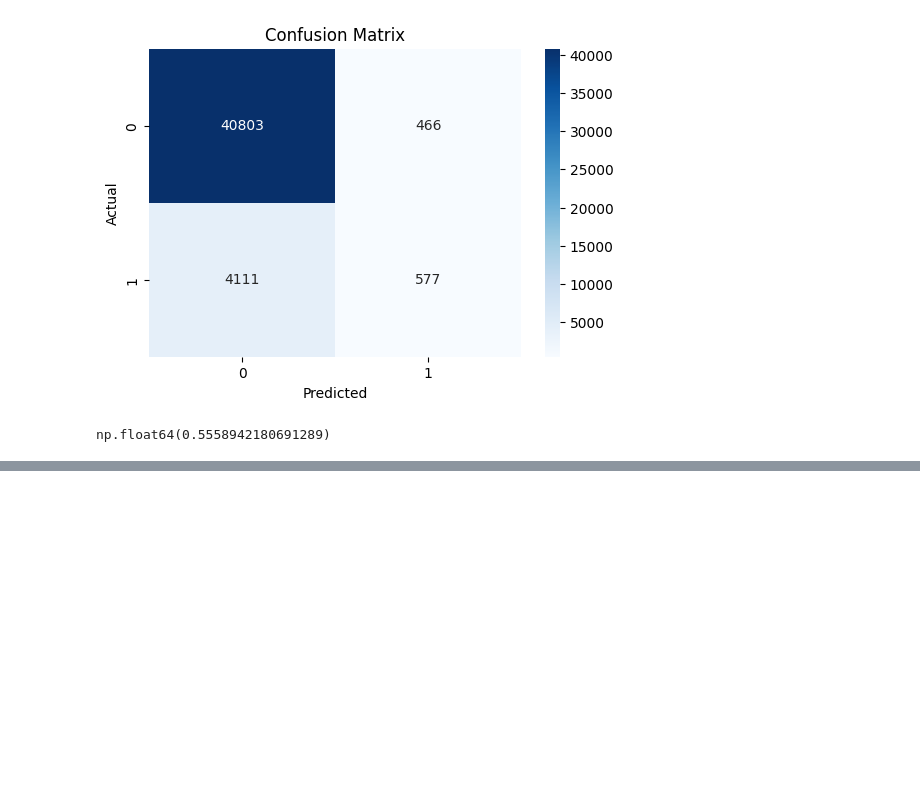
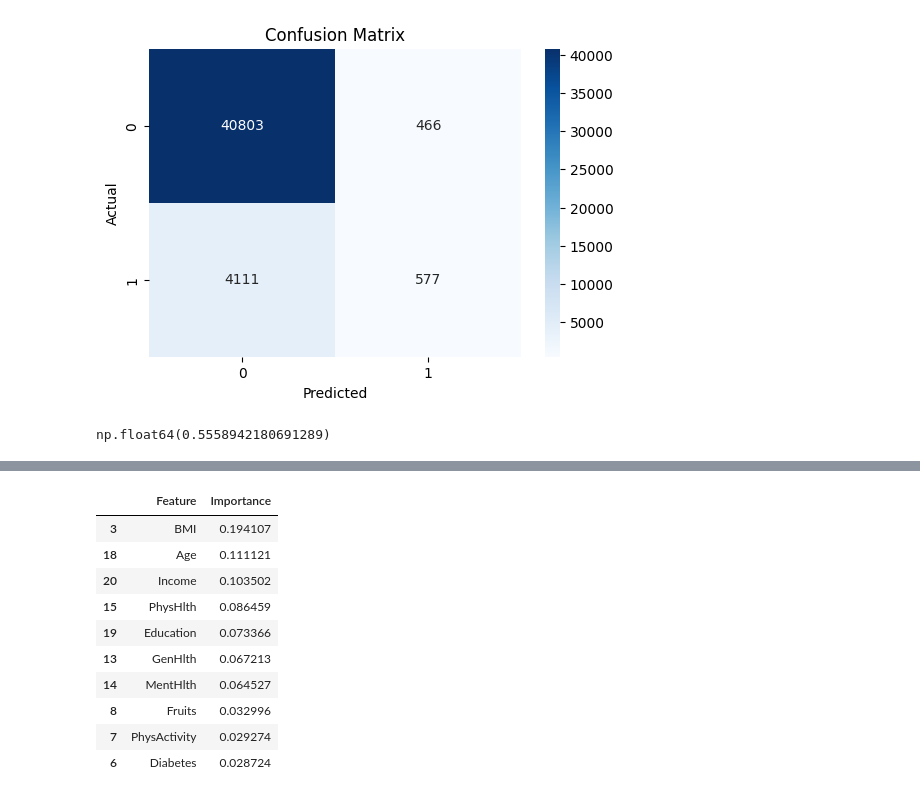
Before and after one commit to lakshmikanth72/Healthcare-Risk-Prediction-Analytics, a Jupyter notebook: healthcare_eda.ipynb, the cells around one changed output, grey strips where cells are left out. Saved outputs shown, nothing was run; the diff lists cells and outputs as text; code cells hidden in the pictures; blank space fills up the shorter version.

```diff
--- a/healthcare_eda.ipynb
+++ b/healthcare_eda.ipynb
@@ -283,0 +354,14 @@ np.float64(0.5558942180691289)
+# %%
+feature_importance.head(10)
+# %% [output]
+|  | Feature | Importance |
+| 3 | BMI | 0.194107 |
+| 18 | Age | 0.111121 |
+| 20 | Income | 0.103502 |
+| 15 | PhysHlth | 0.086459 |
+| 19 | Education | 0.073366 |
+| 13 | GenHlth | 0.067213 |
+| 14 | MentHlth | 0.064527 |
+| 8 | Fruits | 0.032996 |
+| 7 | PhysActivity | 0.029274 |
+| 6 | Diabetes | 0.028724 |
```
Also changed, not shown: parts of 16 cells of this notebook.
